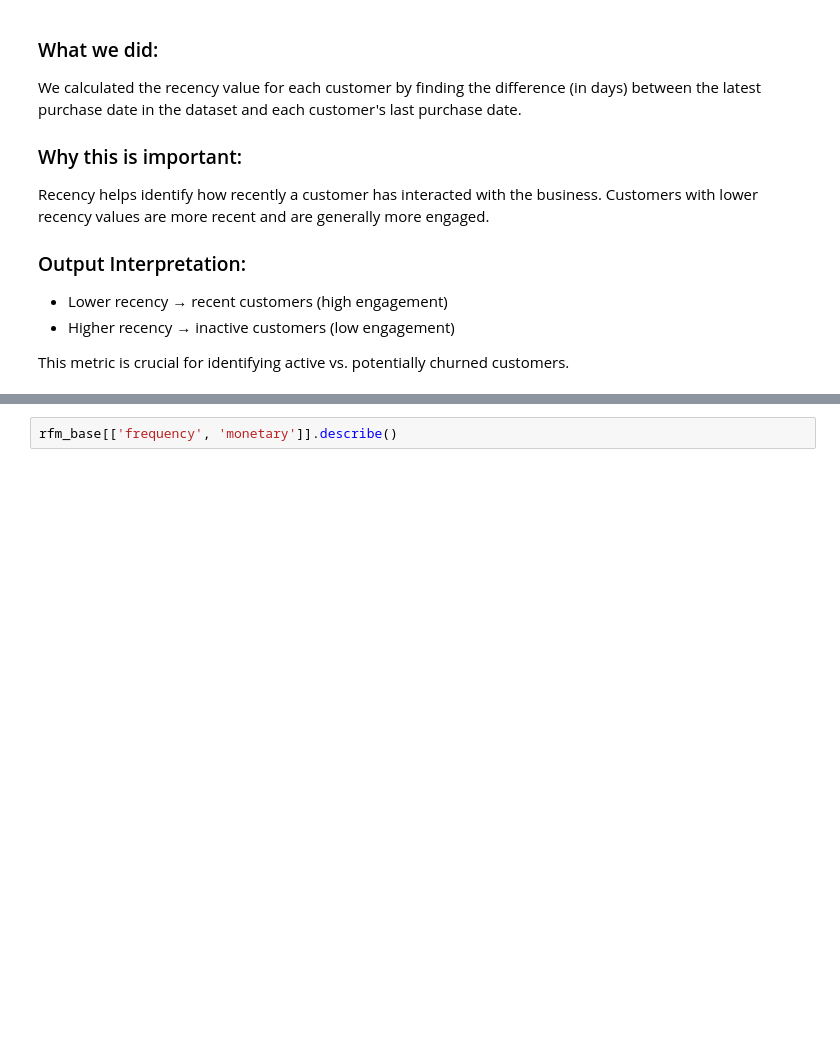
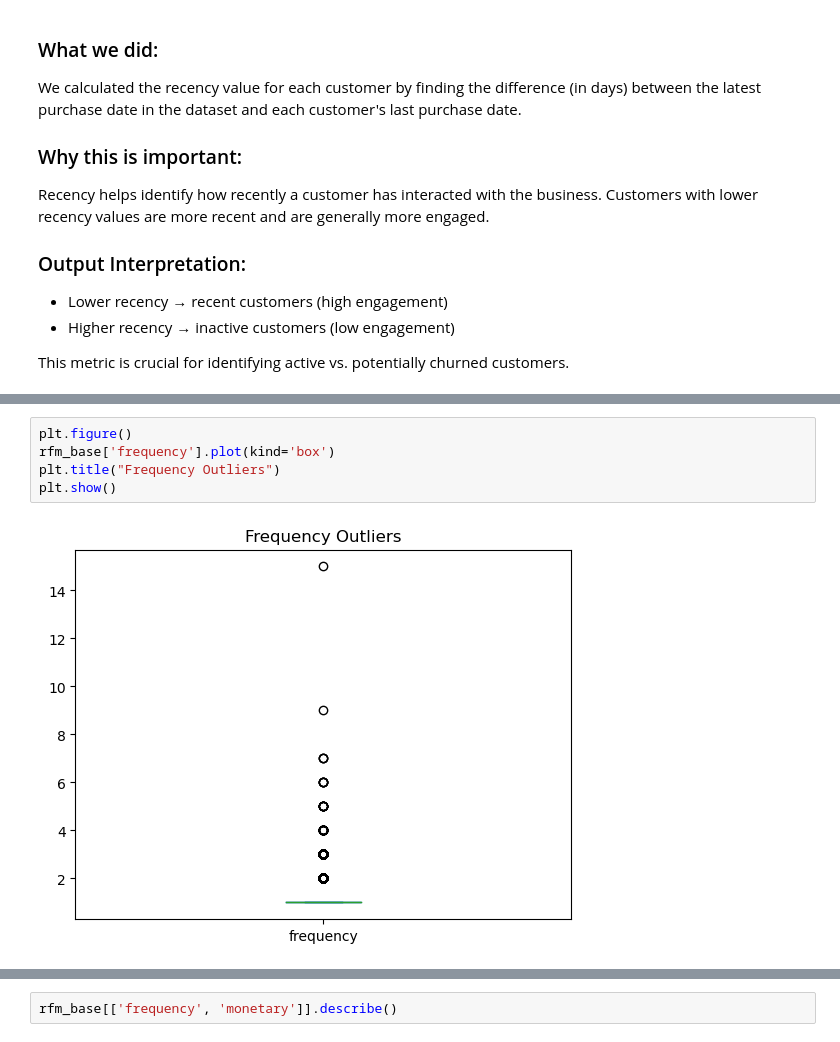
Before and after one commit to PrajaktaGawade092/Ecommerce-RFM-Analysis, a Jupyter notebook: notebooks/analysis.ipynb, the cells around one changed output, grey strips where cells are left out. Cells and saved outputs as stored; diff of their text form; blank space fills up the shorter version.

```diff
--- a/notebooks/analysis.ipynb
+++ b/notebooks/analysis.ipynb
@@ -255,0 +305,7 @@ This metric is crucial for identifying active vs. potentially churned customers.
+# %%
+plt.figure()
+rfm_base['frequency'].plot(kind='box')
+plt.title("Frequency Outliers")
+plt.show()
+# %% [output]
+[figure, added]
```
Also changed, not shown: parts of 20 cells of this notebook, 1 other file.
